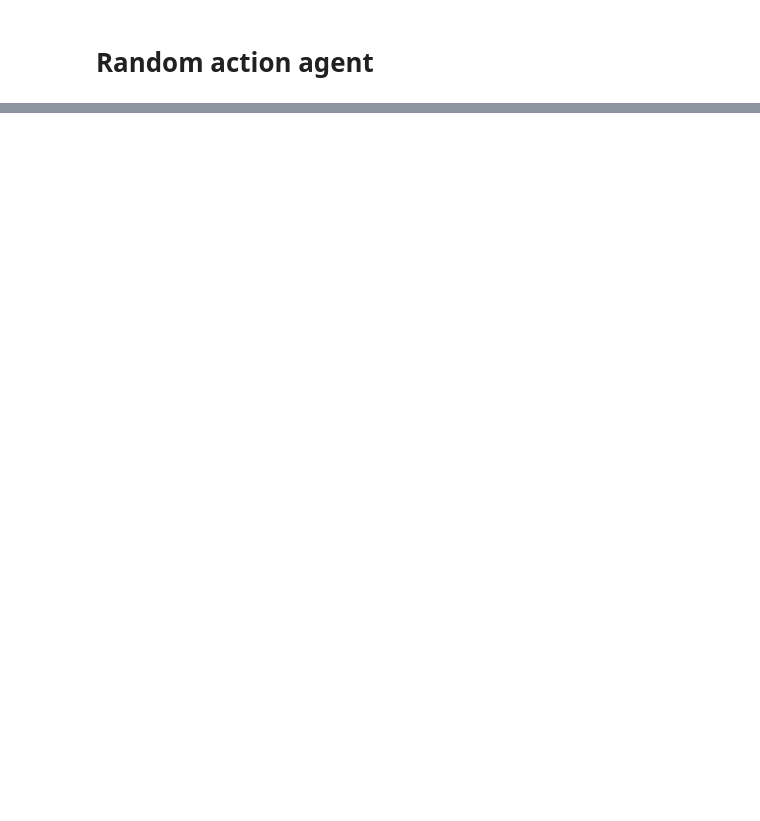
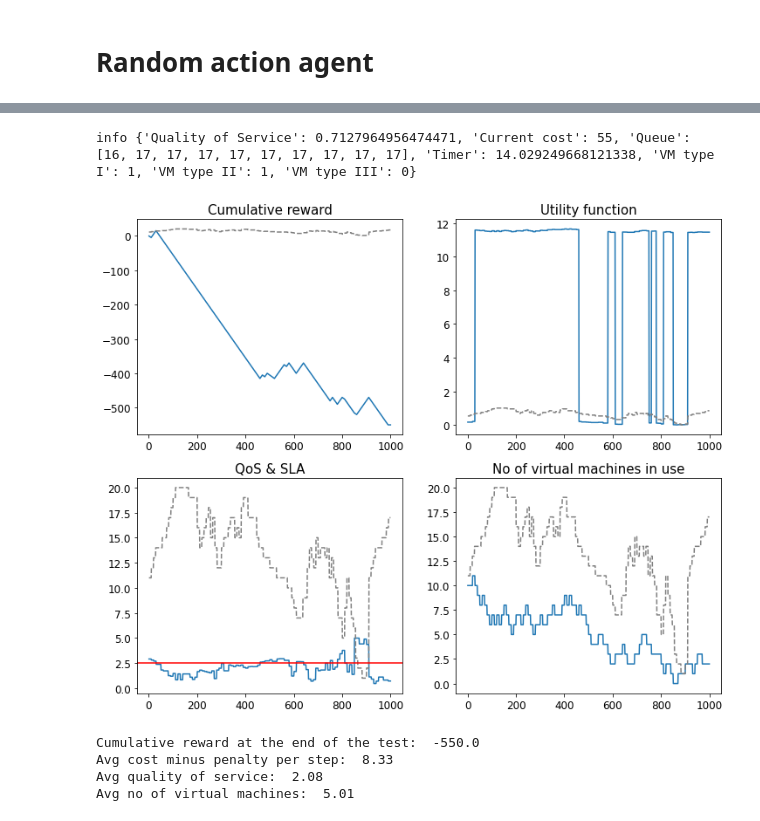
Before and after one commit to dkapczynska/Resource_management_RL, a Jupyter notebook: 01.Random_action_model.ipynb, the cells around one changed output, grey strips where cells are left out. Drawn from its saved outputs; the diff is of its cells as text; code cells hidden in the pictures; blank space fills up the shorter version.

```diff
--- a/01.Random_action_model.ipynb
+++ b/01.Random_action_model.ipynb
@@ -142,0 +61,10 @@ Avg no of virtual machines:  11.49
+# %%
+SCENARIO = "Environment/Scenarios/test_scenario_4_random.txt"
+test_model(SLA, VM_TYPE1, VM_TYPE2, VM_TYPE3, STEPS, SCENARIO, PENALTY, ALPHA, BETA, 'False')
+# %% [output]
+info {'Quality of Service': 0.7127964956474471, 'Current cost': 55, 'Queue': [16, 17, 17, 17, 17, 17, 17, 17, 17, 17], 'Timer': 14.029249668121338, 'VM type I': 1, 'VM type II': 1, 'VM type III': 0}
+[figure, added]
+Cumulative reward at the end of the test:  -550.0
+Avg cost minus penalty per step:  8.33
+Avg quality of service:  2.08
+Avg no of virtual machines:  5.01
```
Also changed, not shown: parts of 20 cells of this notebook.
